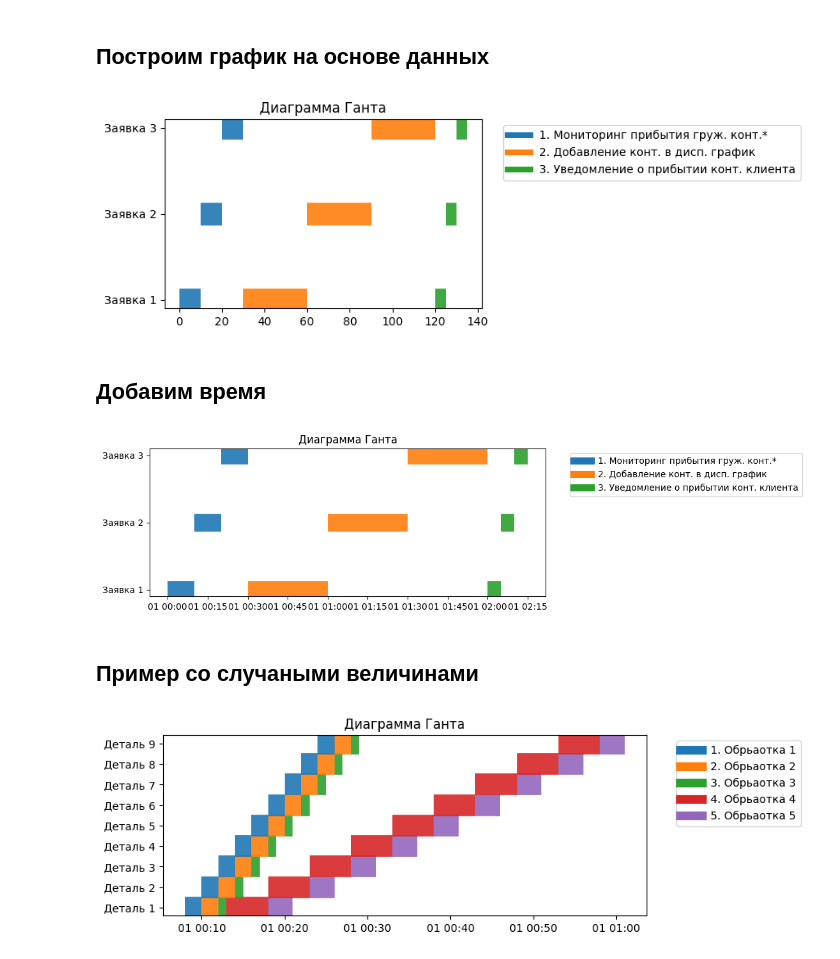
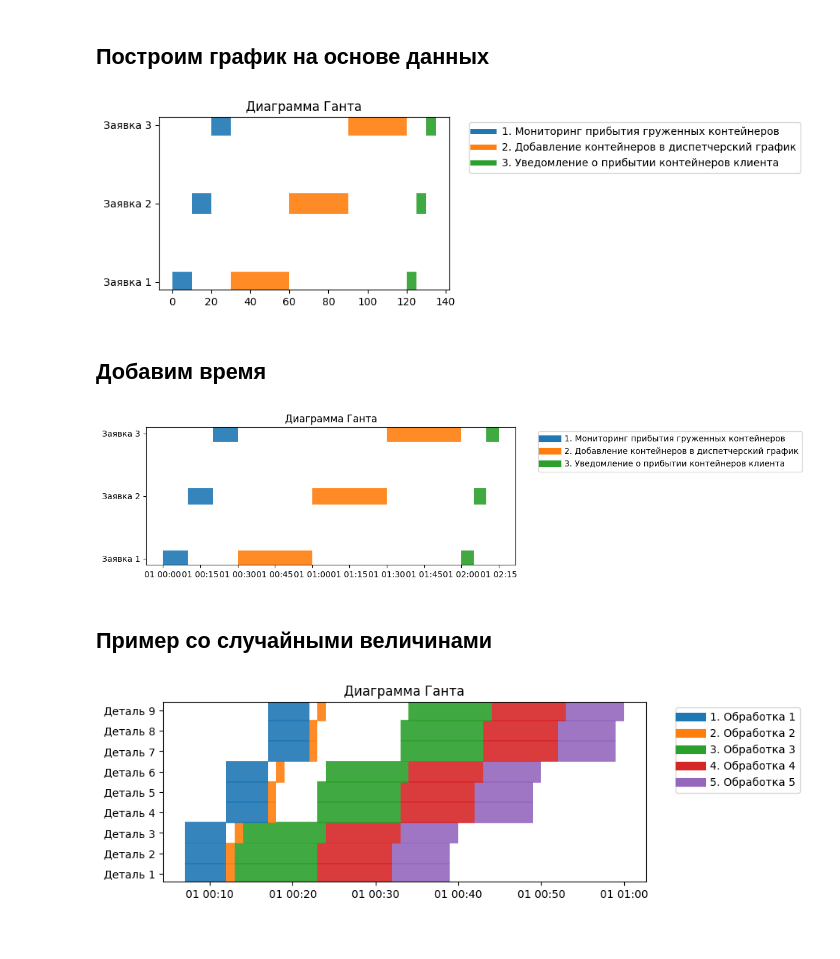
Before and after one commit to vladlesnyh/optimization, a Jupyter notebook: 2_Диаграмма_Ганта.ipynb, the cells around one changed output. Cells and saved outputs as stored; diff of their text form; code cells hidden in the pictures.

```diff
--- a/2_Диаграмма_Ганта.ipynb
+++ b/2_Диаграмма_Ганта.ipynb
@@ -47,7 +43,7 @@ env.run(until=100)
 # %% [markdown]
 ## Выполним три заявки
 # %%
-# Иницилизация среды выпполнения имитационной модели
+# Инициализация среды выпполнения имитационной модели
 env = simpy.Environment(initial_time=0)
 
 # В среду выполнения помещаем три процесса
@@ -56,5 +52,5 @@ p2 = env.process(order(env))
 p3 = env.process(order(env))
 
 # Запускаме моделирование на 100 минут
-env.run(until=50)
+env.run(until=100)
 # %% [output]
@@ -82,9 +78,9 @@ def order(env, order, wait):
     # Ждем запуска
     yield env.timeout(wait)
     # Выполняем операции
-    yield env.process(oper(env, order, 'Мониторинг прибытия груж. конт.*', 0, 10))
-    yield env.process(oper(env, order, 'Добавление конт. в дисп. график', 0, 30))
-    yield env.process(oper(env, order, 'Уведомление о прибытии конт. клиента', 0, 5))
+    yield env.process(oper(env, order, 'Мониторинг прибытия груженных контейнеров', 0, 10))
+    yield env.process(oper(env, order, 'Добавление контейнеров в диспетчерский график', 0, 30))
+    yield env.process(oper(env, order, 'Уведомление о прибытии контейнеров клиента', 0, 5))
 # %%
 # Иницилизация среды выпполнения имитационной модели
 env = simpy.Environment(initial_time=0)
@@ -114,8 +110,8 @@ def oper(env, manager, order, oper, wait, dur):
     yield env.timeout(wait)
     # Выполнение
     put = env.now # Время помещения в очередь
-    with manager.request() as req: # Запрос особождения ресурса
-        yield req              # Ждем осовбождение ресурса
+    with manager.request() as req: # Запрос освобождения ресурса
+        yield req              # Ждем освобождение ресурса
         beg = env.now          # Начало выполнения
         delay = beg - put      # Задержка
         yield env.timeout(dur) # Время выполнения
@@ -126,9 +122,9 @@ def order(env, manager, order, wait):
     # Ждем запуска
     yield env.timeout(wait)
     # Выполняем операции
-    yield env.process(oper(env, manager, order, 'Мониторинг прибытия груж. конт.*', 0, 10))
-    yield env.process(oper(env, manager, order, 'Добавление конт. в дисп. график', 0, 30))
-    yield env.process(oper(env, manager, order, 'Уведомление о прибытии конт. клиента', 0, 5))
+    yield env.process(oper(env, manager, order, 'Мониторинг прибытия груженных контейнеров', 0, 10))
+    yield env.process(oper(env, manager, order, 'Добавление контейнеров в диспетчерский график', 0, 30))
+    yield env.process(oper(env, manager, order, 'Уведомление о прибытии контейнеров клиента', 0, 5))
 # %%
 # Иницилизация среды выпполнения имитационной модели
 env = simpy.Environment(initial_time=0)
@@ -176,7 +172,7 @@ def order(env, manager, order, wait):
     # Ждем запуска
     yield env.timeout(wait)
     # Выполняем операции
-    yield env.process(oper(env, manager, order, '1. Мониторинг прибытия груж. конт.*', 0, 10))
-    yield env.process(oper(env, manager, order, '2. Добавление конт. в дисп. график', 0, 30))
-    yield env.process(oper(env, manager, order, '3. Уведомление о прибытии конт. клиента', 0, 5))
+    yield env.process(oper(env, manager, order, '1. Мониторинг прибытия груженных контейнеров', 0, 10))
+    yield env.process(oper(env, manager, order, '2. Добавление контейнеров в диспетчерский график', 0, 30))
+    yield env.process(oper(env, manager, order, '3. Уведомление о прибытии контейнеров клиента', 0, 5))
 # %%
@@ -285,15 +259,15 @@ from matplotlib.lines import Line2D
 
 def gant(df_data, lw=5, lh=3):
 
-    # Добавлем колоноки в data_log
+    # Добавлем колонки в data_log
     df_data = pd.DataFrame(data_log, columns=["put", "beg", "end", "delay", "queue", "order", "oper"])
     df_data["index"] = df_data[["order", "oper"]].apply(lambda x: ", ".join(x), axis=1)
 
-    ## Состави список заяок, операций
+    ## Составим список заявок, операций
     orders = sorted(list(set(df_data["order"])))
     opers = sorted(list(set(df_data["oper"])))
 
-    # Переичлим цвета для операций
+    # Перечислим цвета для операций
     colors = []
     for i in enumerate(opers):
         colors.append(f"C{i[0]}")
@@ -319,7 +293,7 @@ def gant(df_data, lw=5, lh=3):
 
 gant(data_log)
 # %% [output]
-[figure, old version]
+[figure, new version]
 # %% [markdown]
 ## Добавим время
 # %%
@@ -371,9 +345,9 @@ def gant(df_data, lw=8, lh=3):
 
 gant(data_log)
 # %% [output]
-[figure, old version]
+[figure, new version]
 # %% [markdown]
-## Пример со случаными величинами
+## Пример со случайными величинами
 # %%
 import random
 
@@ -382,8 +356,8 @@ def oper(env, res, order, oper, wait, dur):
     yield env.timeout(wait)
     # Выполнение
     put = env.now # Время помещения в очередь
-    with res.request() as req: # Запрос особождения ресурса
-        yield req              # Ждем осовбождение ресурса
+    with res.request() as req: # Запрос освобождения ресурса
+        yield req              # Ждем освобождение ресурса
         beg = env.now          # Начало выполнения
         delay = beg - put      # Задержка
         yield env.timeout(dur) # Время выполнения
@@ -396,41 +370,41 @@ def order(env, res, order, wait):
     # Ждем запуска
     yield env.timeout(wait)
     # Выполняем операции
-    yield env.process(oper(env, res[0], order, '1. Обрьаотка 1', 0, ope[0]))
-    yield env.process(oper(env, res[1], order, '2. Обрьаотка 2', 0, ope[1]))
-    yield env.process(oper(env, res[2], order, '3. Обрьаотка 3', 0, ope[2]))
-    yield env.process(oper(env, res[3], order, '4. Обрьаотка 4', 0, ope[3]))
-    yield env.process(oper(env, res[4], order, '5. Обрьаотка 5', 0, ope[4]))
+    yield env.process(oper(env, res[0], order, '1. Обработка 1', 0, ope[0]))
+    yield env.process(oper(env, res[1], order, '2. Обработка 2', 0, ope[1]))
+    yield env.process(oper(env, res[2], order, '3. Обработка 3', 0, ope[2]))
+    yield env.process(oper(env, res[3], order, '4. Обработка 4', 0, ope[3]))
+    yield env.process(oper(env, res[4], order, '5. Обработка 5', 0, ope[4]))
 
 # Иницилизация среды выпполнения имитационной модели
 env = simpy.Environment(initial_time=0)
 
 # Создаем ресурс - менеджер
 r1 = simpy.PriorityResource(env, random.randint(1, 3))
 r2 = simpy.PriorityResource(env, random.randint(1, 3))
 r3 = simpy.PriorityResource(env, random.randint(1, 3))
 r4 = simpy.PriorityResource(env, random.randint(1, 3))
 r5 = simpy.PriorityResource(env, random.randint(1, 3))
 res = [r1, r2, r3, r4, r5]
 ope = [random.randint(1, 10), random.randint(1, 10), random.randint(1, 10), random.randint(1, 10), random.randint(1, 10)]
 
 n = 9
 d = random.randint(5, 10)
 
 # В среду выполнения помещаем три процесса
 for i in range(n):
 
     p1 = env.process(order(env, res, f"Деталь {i+1}", d))
 
 # Лог
 data_log = []
 
-# Запускаме моделирование на 100 минут
+# Запускаем моделирование на 500 минут
 env.run(until=500)
 
 # Печать лога
 #data_log
 
 gant(data_log)
 # %% [output]
-[figure, old version]
+[figure, new version]
```
Also changed, not shown: parts of 9 cells of this notebook.
